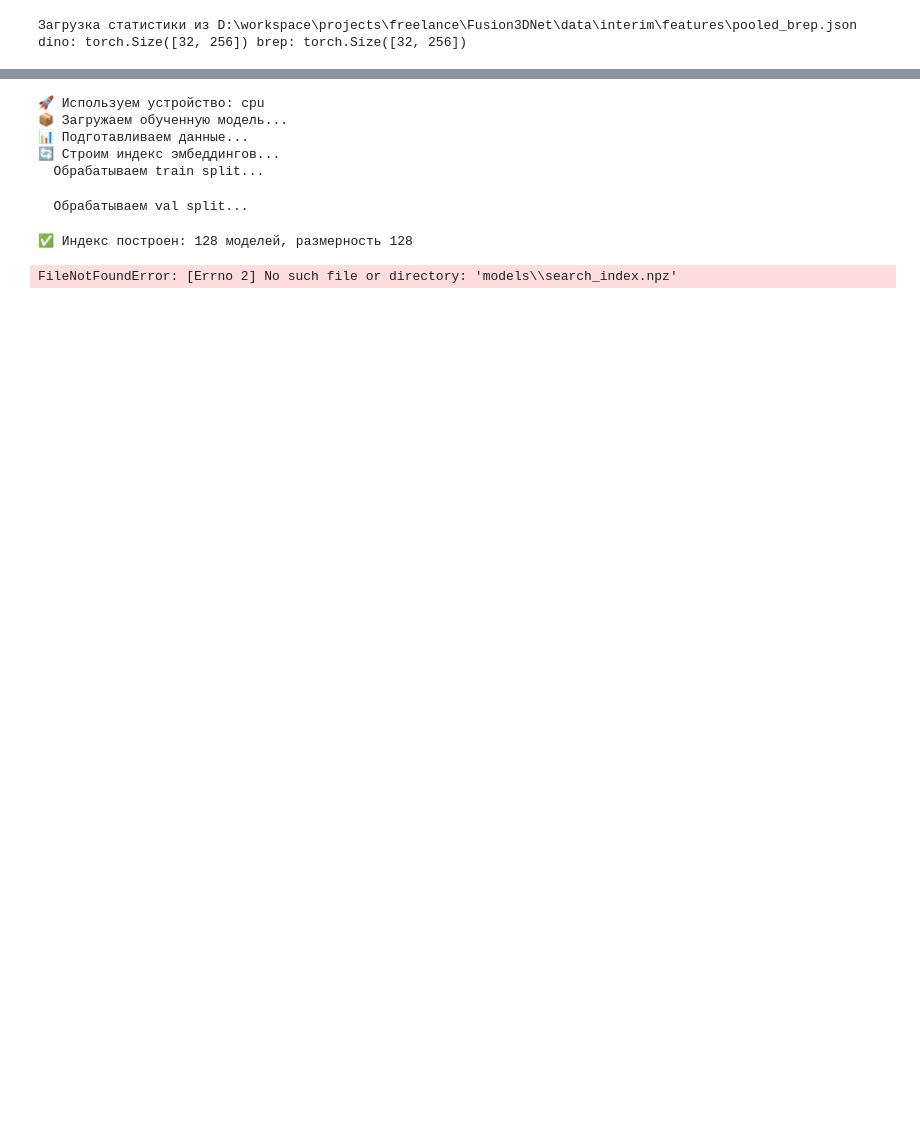
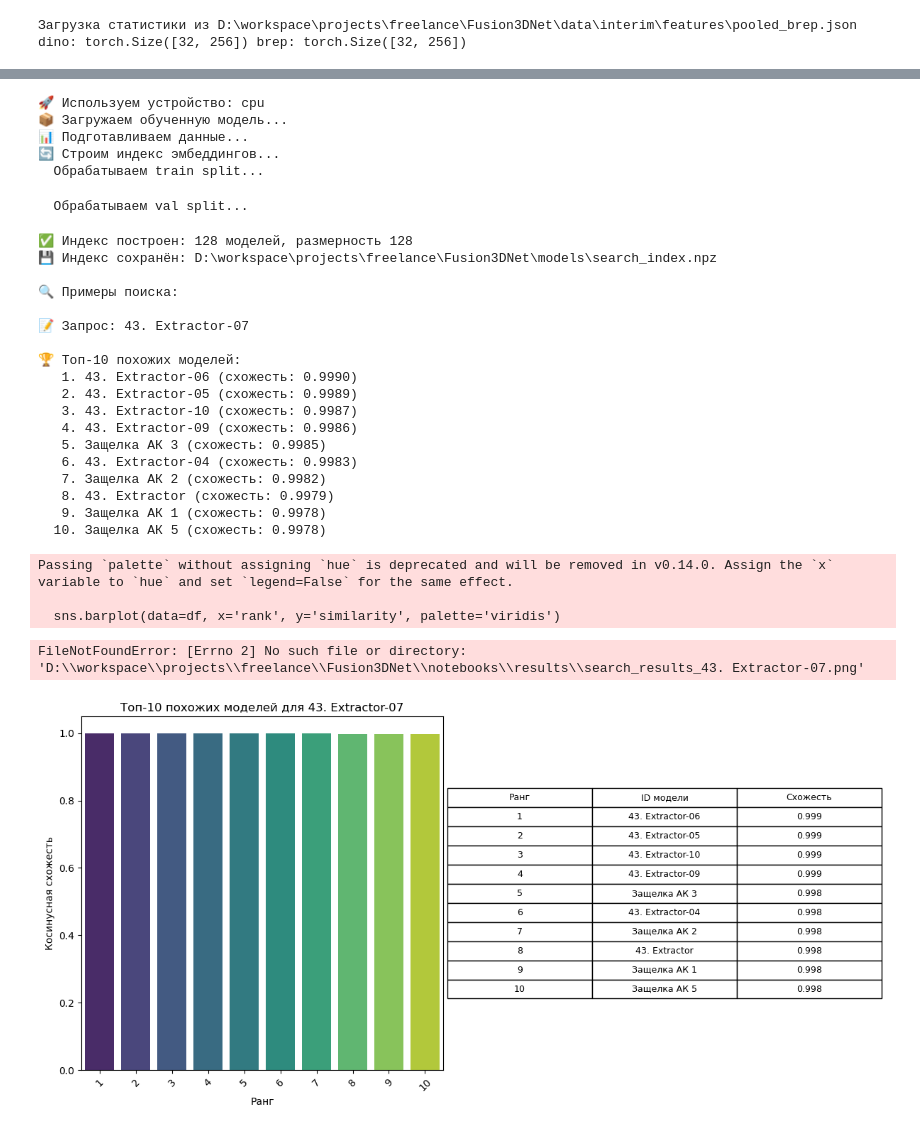
Before and after one commit to SergeyKrasnoslobodtsev/Fusion-3D-CNN, a Jupyter notebook: notebooks/test_vit_train.ipynb, the cells around one changed output, grey strips where cells are left out. Drawn from its saved outputs; the diff is of its cells as text; code cells hidden in the pictures; blank space fills up the shorter version.

```diff
--- a/notebooks/test_vit_train.ipynb
+++ b/notebooks/test_vit_train.ipynb
@@ -238,7 +240,8 @@ from pathlib import Path
 from src.modeling.vit_brep_ensemble.models.self_supervised_ensemble import SelfSupervisedFusionModel
 from src.modeling.vit_brep_ensemble.data_module.enhanced_data_loader import EnhancedFusionDataModule
 from src.modeling.vit_brep_ensemble.search_simulator import SearchSimulator
-from sklearn.metrics.pairwise import cosine_similarity
+
+
 
 
 
@@ -273,7 +276,7 @@ def interactive_search(simulator: SearchSimulator):
             print(f"  {rank:2d}. {item_id} (схожесть: {similarity:.4f})")
 
 
-best_checkpoint_path = MODELS_DIR / "enhanced_fusion" / "fusion-epoch=09-val_loss=0.017.ckpt"
+best_checkpoint_path = MODELS_DIR / "enhanced_fusion" / "fusion-epoch=51-val_loss=0.017.ckpt"
 brep_features_dir = Path(INTERIM_DATA_DIR / "features/brepnet")
 dino_features_dir = Path(INTERIM_DATA_DIR / "features/dino")
 stats_path = Path(INTERIM_DATA_DIR / "features/pooled_brep.json")
@@ -320,31 +323,52 @@ results = simulator.search_similar(query_id, top_k=10)
 
 print(f"\n🏆 Топ-10 похожих моделей:")
 for rank, (item_id, similarity) in enumerate(results, 1):
     print(f"  {rank:2d}. {item_id} (схожесть: {similarity:.4f})")
 
 # Визуализация
 simulator.visualize_search_results(
     query_id,
     top_k=10,
     save_path=Path(f"results/search_results_{query_id}.png")
 )
 
 # Оценка качества
 print("\n📈 Оценка качества поиска...")
 metrics = simulator.evaluate_retrieval(top_k=10)
 
 print("\n📊 Метрики качества:")
 for metric, value in metrics.items():
     print(f"  {metric}: {value:.4f}")
 
 # Интерактивный поиск
 interactive_search(simulator)
 # %% [output]
 🚀 Используем устройство: cpu
 📦 Загружаем обученную модель...
 📊 Подготавливаем данные...
 🔄 Строим индекс эмбеддингов...
   Обрабатываем train split...
   Обрабатываем val split...
 ✅ Индекс построен: 128 моделей, размерность 128
+💾 Индекс сохранён: D:\workspace\projects\freelance\Fusion3DNet\models\search_index.npz
+
+🔍 Примеры поиска:
+
+📝 Запрос: 43. Extractor-07
+
+🏆 Топ-10 похожих моделей:
+   1. 43. Extractor-06 (схожесть: 0.9990)
+   2. 43. Extractor-05 (схожесть: 0.9989)
+   3. 43. Extractor-10 (схожесть: 0.9987)
+   4. 43. Extractor-09 (схожесть: 0.9986)
+   5. Защелка АК 3 (схожесть: 0.9985)
+   6. 43. Extractor-04 (схожесть: 0.9983)
+   7. Защелка АК 2 (схожесть: 0.9982)
+   8. 43. Extractor (схожесть: 0.9979)
+   9. Защелка АК 1 (схожесть: 0.9978)
+  10. Защелка АК 5 (схожесть: 0.9978)
-FileNotFoundError: [Errno 2] No such file or directory: 'models\\search_index.npz'
+Passing `palette` without assigning `hue` is deprecated and will be removed in v0.14.0. Assign the `x` variable to `hue` and set `legend=False` for the same effect.
+
+  sns.barplot(data=df, x='rank', y='similarity', palette='viridis')
+FileNotFoundError: [Errno 2] No such file or directory: 'D:\\workspace\\projects\\freelance\\Fusion3DNet\\notebooks\\results\\search_results_43. Extractor-07.png'
+[figure, added]
```
Also changed, not shown: parts of 4 cells of this notebook, 4 other files.
